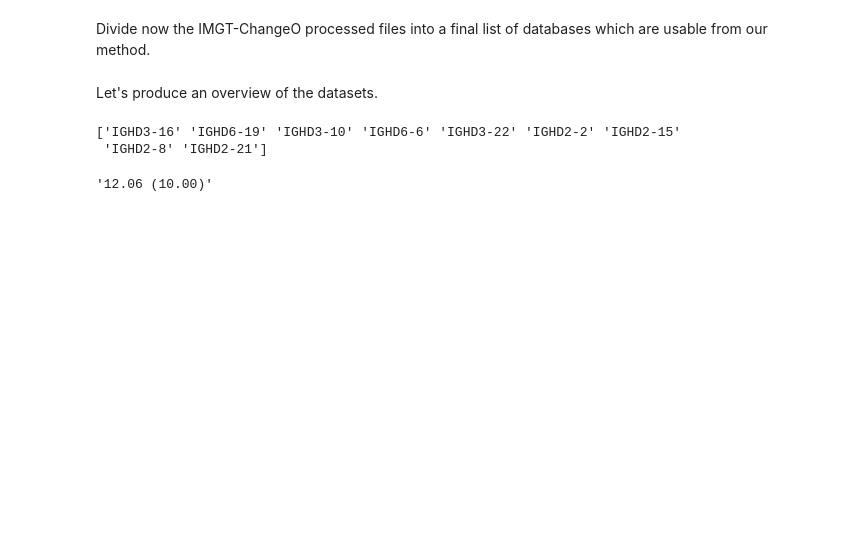
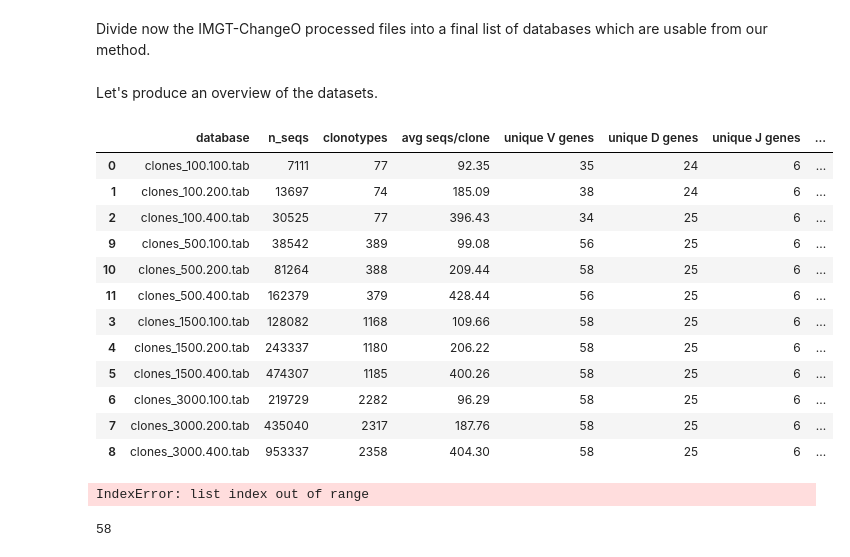
Before and after one commit to slipguru/icing, a Jupyter notebook: notebooks/artificial_data_generation.ipynb, the cells around one changed output. Saved outputs shown, nothing was run; the diff lists cells and outputs as text; code cells hidden in the pictures; blank space fills up the shorter version.

```diff
--- a/notebooks/artificial_data_generation.ipynb
+++ b/notebooks/artificial_data_generation.ipynb
@@ -84,7 +87,7 @@ OUTPUT> /home/fede/projects_local/davide/data/partis_RAW_v5/imgt-processed/parti
 # %% [markdown]
 Divide now the IMGT-ChangeO processed files into a final list of databases which are usable from our method.
 # %%
-path = '/home/fede/projects_local/davide/data/partis_RAW_v5/makedb-pass/'
+path = '/home/fede/projects_local/davide/data/partis_RAW_v6/makedb-pass/'
 db_s = []
 for f in [os.path.join(path, x) for x in os.listdir(path) if x.endswith('db-pass.tab')]:
     db_s.append(pd.read_csv(f, dialect='excel-tab'))
@@ -128,14 +104,0 @@ df['true_clone'] = [x[3] for x in df.sequence_id.str.split('_')]
-# %%
-from icing.externals.DbCore import parseAllele, gene_regex, junction_re
-# df['true_v'] = [parseAllele(x[4], gene_regex, 'first') for x in df.sequence_id.str.split('_')]
-# print df.true_v.unique().size
-# df['true_d'] = [parseAllele(x[5], gene_regex, 'first') for x in df.sequence_id.str.split('_')]
-# print df.true_d.unique().size
-df['true_j'] = [parseAllele(x[5], gene_regex, 'first') for x in df.sequence_id.str.split('_')]
-print df.true_j.unique()
-
-"%.2f (%.2f)" % (df.mut.mean(), df.mut.std())
-# %% [output]
-['IGHD3-16' 'IGHD6-19' 'IGHD3-10' 'IGHD6-6' 'IGHD3-22' 'IGHD2-2' 'IGHD2-15'
- 'IGHD2-8' 'IGHD2-21']
-'12.06 (10.00)'
@@ -149,10 +147,33 @@ df_all.drop('indexNumber', 1, inplace = True)
 
 df_all['avg seqs/clone'] = df_all['avg seqs/clone'].map('{:.2f}'.format)
 
-df_all[['n_seqs', 'clonotypes', 'unique V genes', 'unique D genes', 'unique J genes']] = df_all[
-    ['n_seqs', 'clonotypes', 'unique V genes', 'unique D genes', 'unique J genes']].astype(int)
+df_all[['n_seqs', 'clonotypes', 'unique V genes', 'unique D genes', 'unique J genes',
+       'unique functional V genes','unique functional D genes','unique functional J genes']] = df_all[
+    ['n_seqs', 'clonotypes', 'unique V genes', 'unique D genes', 'unique J genes',
+     'unique functional V genes','unique functional D genes','unique functional J genes']].astype(int)
 
 sorted_df = df_all.loc[:, ['database', 'n_seqs', 'clonotypes', 'avg seqs/clone', 'unique V genes',
-               'unique D genes', 'unique J genes', 'mean (std) of V gene mutation']]
+               'unique D genes', 'unique J genes',
+                           'mean (std) of V gene mutation']]
+# %%
+sorted_df
+# %% [output]
+|  | database | n_seqs | clonotypes | avg seqs/clone | unique V genes | unique D genes | unique J genes | ... |
+| 0 | clones_100.100.tab | 7111 | 77 | 92.35 | 35 | 24 | 6 | ... |
+| 1 | clones_100.200.tab | 13697 | 74 | 185.09 | 38 | 24 | 6 | ... |
+| 2 | clones_100.400.tab | 30525 | 77 | 396.43 | 34 | 25 | 6 | ... |
+| 9 | clones_500.100.tab | 38542 | 389 | 99.08 | 56 | 25 | 6 | ... |
+| 10 | clones_500.200.tab | 81264 | 388 | 209.44 | 58 | 25 | 6 | ... |
+| 11 | clones_500.400.tab | 162379 | 379 | 428.44 | 56 | 25 | 6 | ... |
+| 3 | clones_1500.100.tab | 128082 | 1168 | 109.66 | 58 | 25 | 6 | ... |
+| 4 | clones_1500.200.tab | 243337 | 1180 | 206.22 | 58 | 25 | 6 | ... |
+| 5 | clones_1500.400.tab | 474307 | 1185 | 400.26 | 58 | 25 | 6 | ... |
+| 6 | clones_3000.100.tab | 219729 | 2282 | 96.29 | 58 | 25 | 6 | ... |
+| 7 | clones_3000.200.tab | 435040 | 2317 | 187.76 | 58 | 25 | 6 | ... |
+| 8 | clones_3000.400.tab | 953337 | 2358 | 404.30 | 58 | 25 | 6 | ... |
 # %%
 sorted_df.to_latex("/home/fede/Dropbox/projects/icing/cibb17/dataset_table.tex", index=False)
+# %%
+df = io.load_dataframe(sorted([os.path.join(path, x) for x in os.listdir(path) if x.startswith('clones_')])[-1])
+# %% [output]
+IndexError: list index out of range
@@ -158,0 +184,4 @@ sorted_df.to_latex("/home/fede/Dropbox/projects/icing/cibb17/dataset_table.tex",
+# %%
+len([x for x in set(df.true_v) if 'OR' not in x])
+# %% [output]
+58
```
Also changed, not shown: parts of 12 cells of this notebook, 3 other files.
